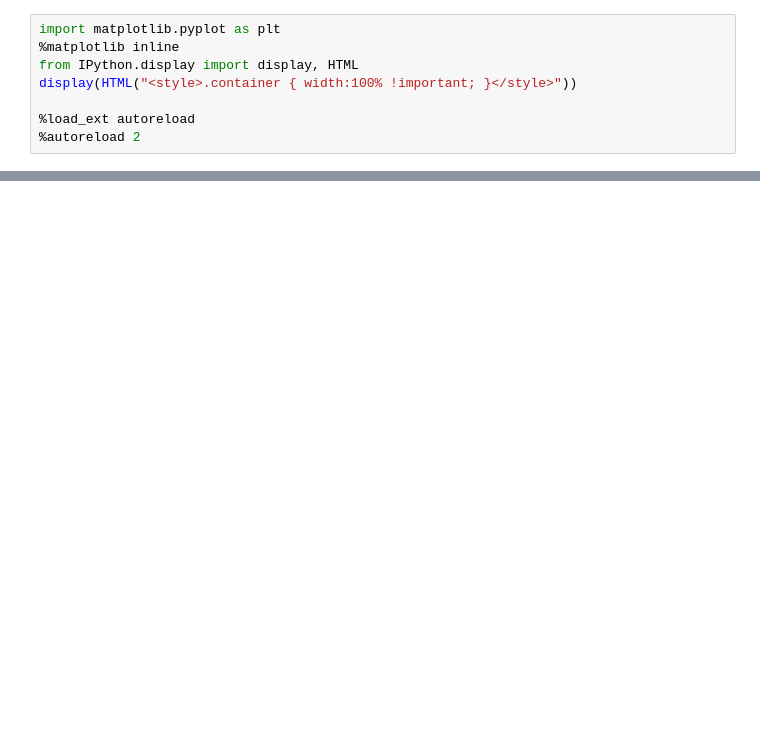
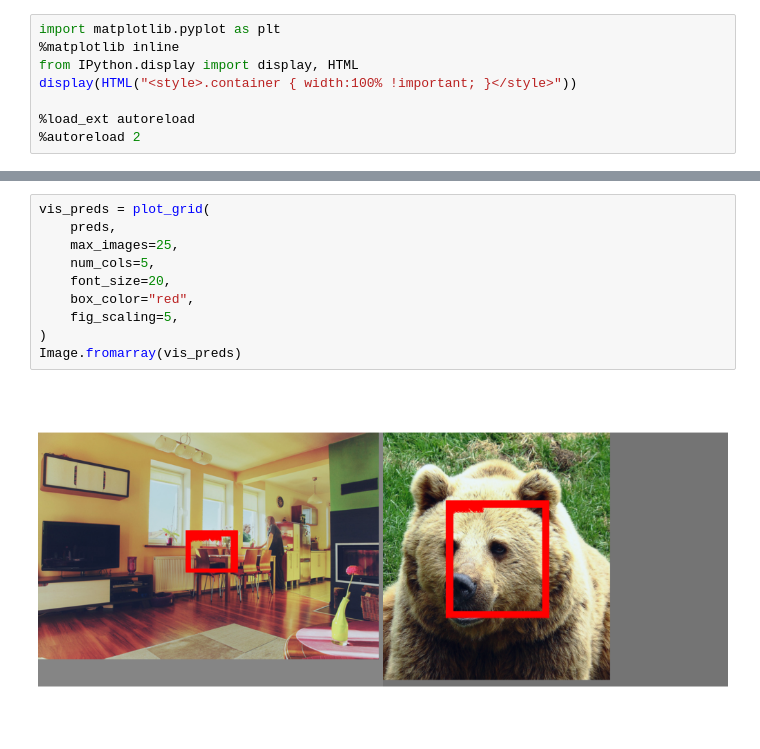
Before and after one commit to anenbergb/DETR-object-detection, a Jupyter notebook: notebooks/dev-model.ipynb, the cells around one changed output, grey strips where cells are left out. Saved outputs shown, nothing was run; the diff lists cells and outputs as text; blank space fills up the shorter version.

```diff
--- a/notebooks/dev-model.ipynb
+++ b/notebooks/dev-model.ipynb
@@ -52,0 +148,12 @@ torch.Size([9, 3, 1216, 1216])
+# %%
+vis_preds = plot_grid(
+    preds,
+    max_images=25,
+    num_cols=5,
+    font_size=20,
+    box_color="red",
+    fig_scaling=5,
+)
+Image.fromarray(vis_preds)
+# %% [output]
+[figure, added]
```
Also changed, not shown: parts of 21 cells of this notebook, 2 other files.
